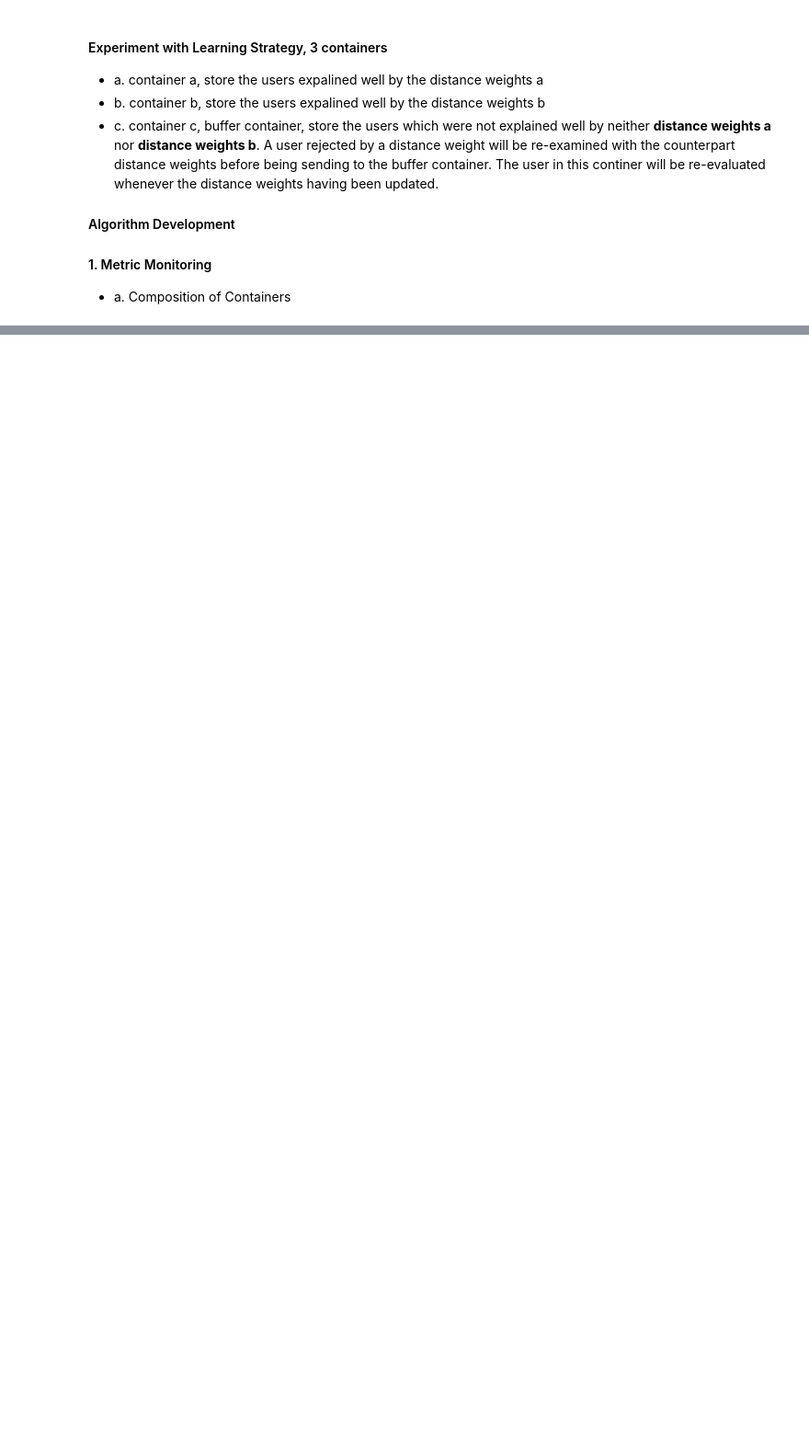
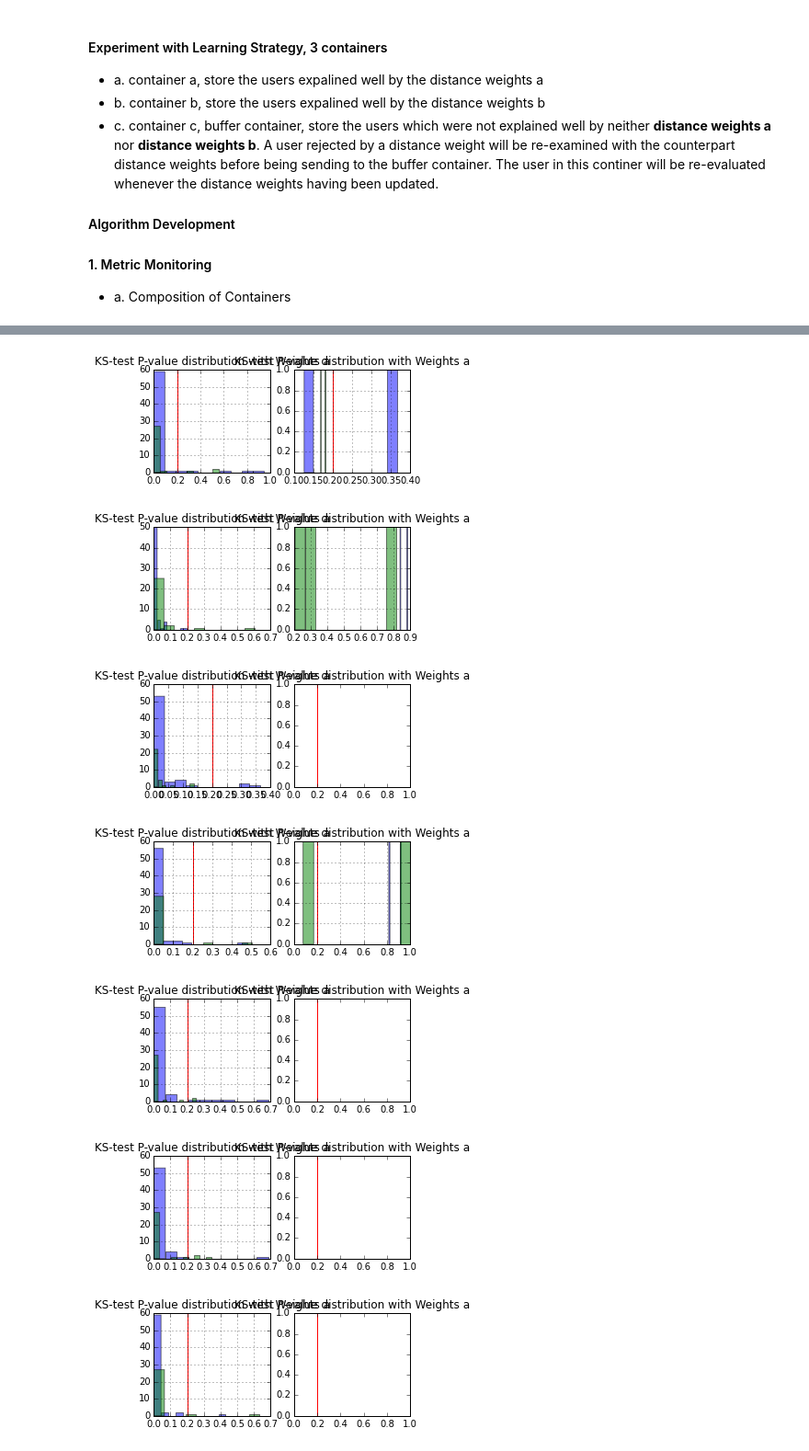
Before and after one commit to beingzy/phd_experiment, a Jupyter notebook: learning_wrapper_algorithm_dev.ipynb, the cells around one changed output, grey strips where cells are left out. Shown at 92% size. Cells and saved outputs as stored; diff of their text form; code cells hidden in the pictures; blank space fills up the shorter version.

```diff
--- a/learning_wrapper_algorithm_dev.ipynb
+++ b/learning_wrapper_algorithm_dev.ipynb
@@ -1316,0 +1404,72 @@ Container C's composition: (0: 0.68, 1: 0.32)
+# %%
+# timer
+# weights_a_collector
+# weights_b_collector
+# cnr_a_pval_collector
+# rej_a_pval_collector
+# cnr_b_pval_collector
+# rej_b_pval_collector
+# add_a_pval_collector
+# add_b_pval_collector
+# add_c1_pval_collector
+# add_c2_pval_collector
+
+users_df.head(5)
+def get_decision_style(uid, profile_df=users_df):
+    """Return user decision sylte, provided with user id
+    """
+    return profile_df.decision_style[profile_df.ID == uid].values[0]
+
+## Visualize the distribution of KS-test Pvalue of good-fitting
+## vs. ill-fitting
+##
+#for i in
+for i in range(0, len(cnr_a_learns_collector)):
+
+    # Plot the distribution of grouped distance
+    # for weights_a
+    styles = [get_decision_style(uid) for uid, _ in cnr_a_learns_collector[i]]
+    pvals = [pval for _, pval in cnr_a_learns_collector[i]]
+    styles = np.array(styles)
+    pvals = np.array(pvals)
+
+    g0_pvals = pd.Series(pvals[styles == 0])
+    g1_pvals = pd.Series(pvals[styles == 1])
+
+
+    plt.figure(figsize=(5, 2))
+    plt.subplot(1, 2, 1)
+    g0_pvals.hist(alpha=0.5)
+    g1_pvals.hist(alpha=0.5)
+    plt.axvline(0.2, color='r')
+    plt.title("KS-test P-value distribution with Weights a")
+    plt.legend()
+
+    # Plot the distribution of grouped distance
+    # for weights_a
+    styles = [get_decision_style(uid) for uid, _ in cnr_b_learns_collector[i]]
+    pvals = [pval for _, pval in cnr_b_learns_collector[i]]
+    styles = np.array(styles)
+    pvals = np.array(pvals)
+
+    g0_pvals = pd.Series(pvals[styles == 0])
+    g1_pvals = pd.Series(pvals[styles == 1])
+
+
+    plt.subplot(1, 2, 2)
+    try:
+        g1_pvals.hist(alpha=0.5)
+        g0_pvals.hist(alpha=0.5)
+    except:
+        pass
+    plt.title("KS-test P-value distribution with Weights a")
+    plt.axvline(0.2, color='r')
+    plt.show()
+# %% [output]
+[figure, added]
+[figure, added]
+[figure, added]
+[figure, added]
+[figure, added]
+[figure, added]
+[figure, added]
```
Also changed, not shown: parts of 21 cells of this notebook, 2 other files.
